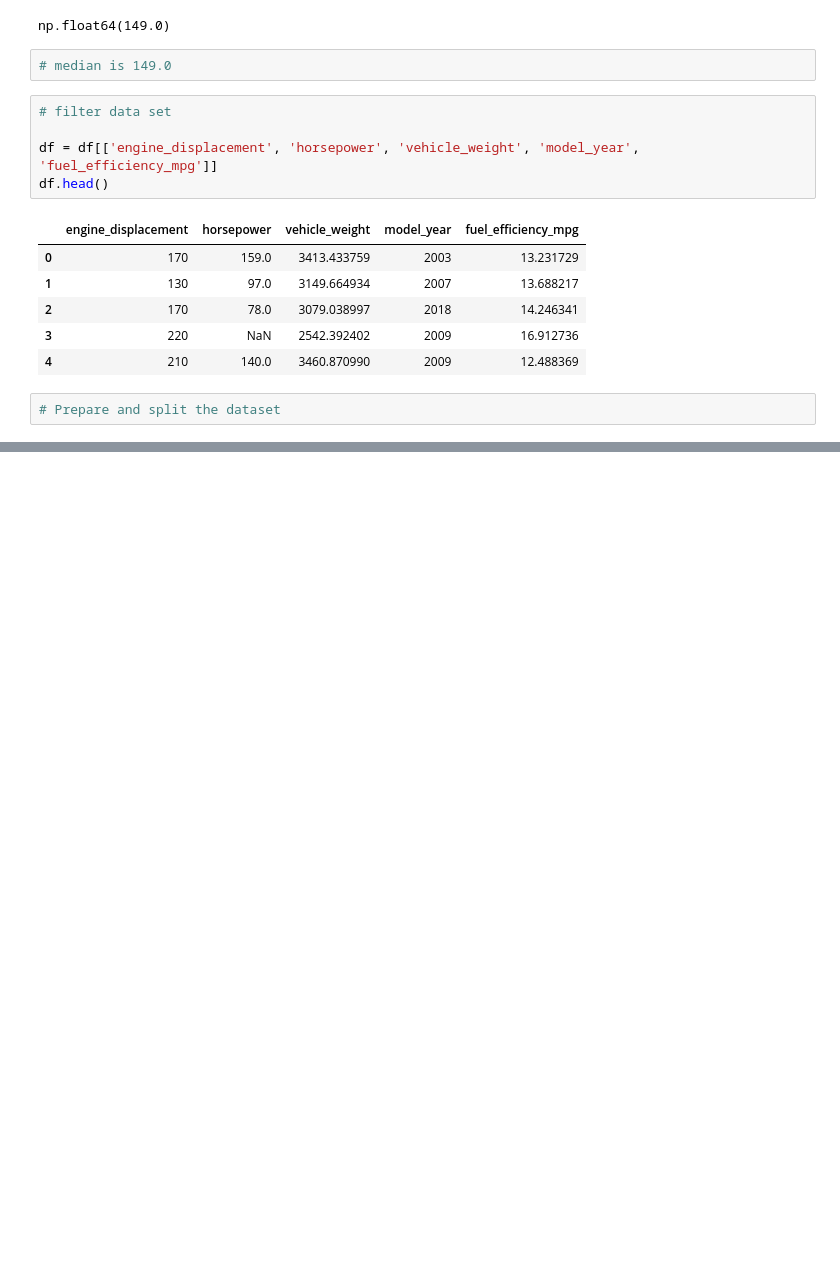
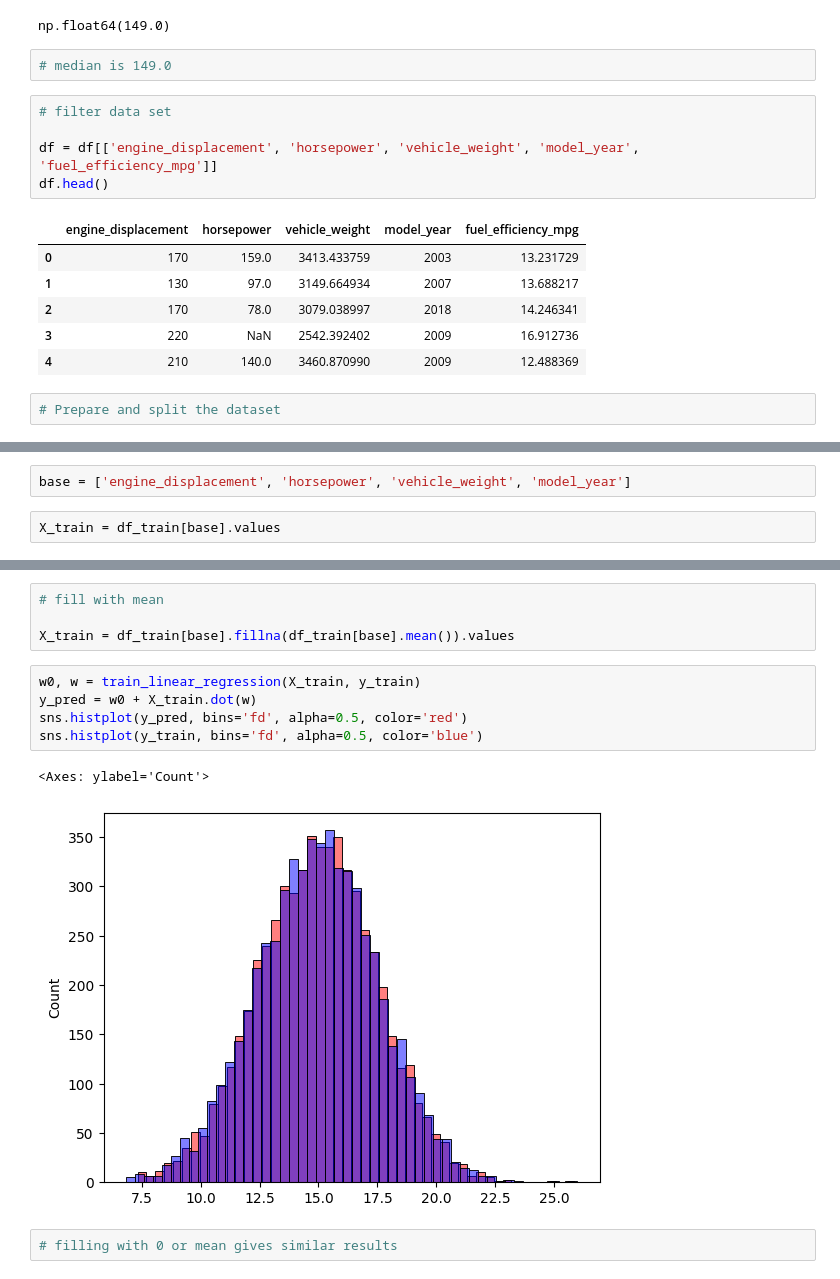
Before and after one commit to kjsampat/machine-learning-zoomcamp, a Jupyter notebook: 02-regression/homework.ipynb, the cells around one changed output, grey strips where cells are left out. Cells and saved outputs as stored; diff of their text form; blank space fills up the shorter version.

```diff
--- a/02-regression/homework.ipynb
+++ b/02-regression/homework.ipynb
@@ -174,0 +347,4 @@ df.head()
+# %%
+base = ['engine_displacement', 'horsepower', 'vehicle_weight', 'model_year']
+# %%
+X_train = df_train[base].values
@@ -174,0 +379,14 @@ df.head()
+# %%
+# fill with mean
+
+X_train = df_train[base].fillna(df_train[base].mean()).values
+# %%
+w0, w = train_linear_regression(X_train, y_train)
+y_pred = w0 + X_train.dot(w)
+sns.histplot(y_pred, bins='fd', alpha=0.5, color='red')
+sns.histplot(y_train, bins='fd', alpha=0.5, color='blue')
+# %% [output]
+<Axes: ylabel='Count'>
+[figure, added]
+# %%
+# filling with 0 or mean gives similar results
```
Also changed, not shown: parts of 30 cells of this notebook, 1 other file.
